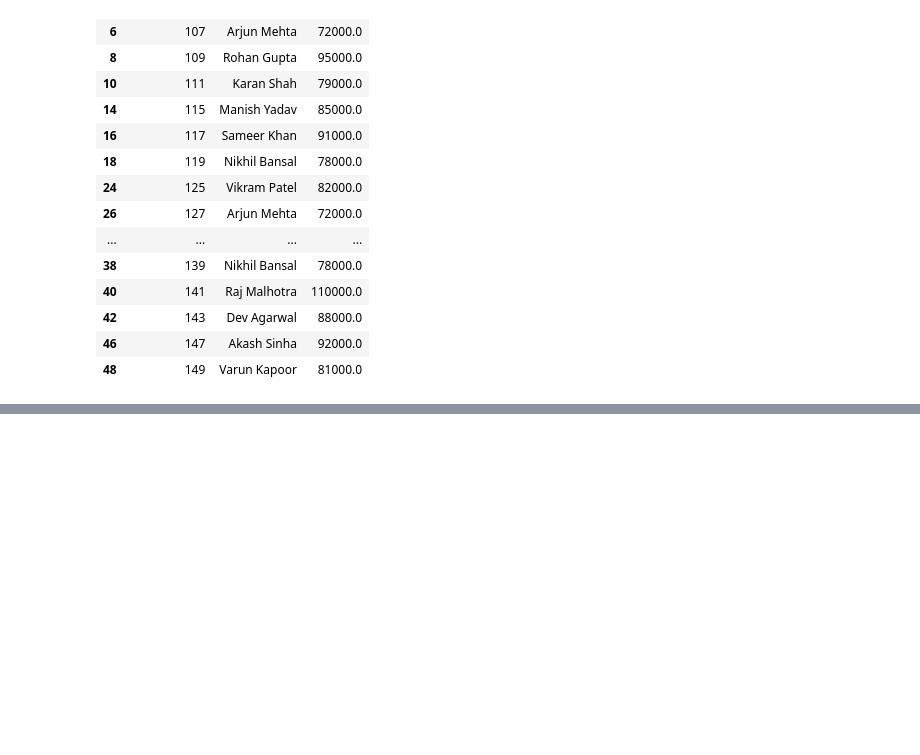
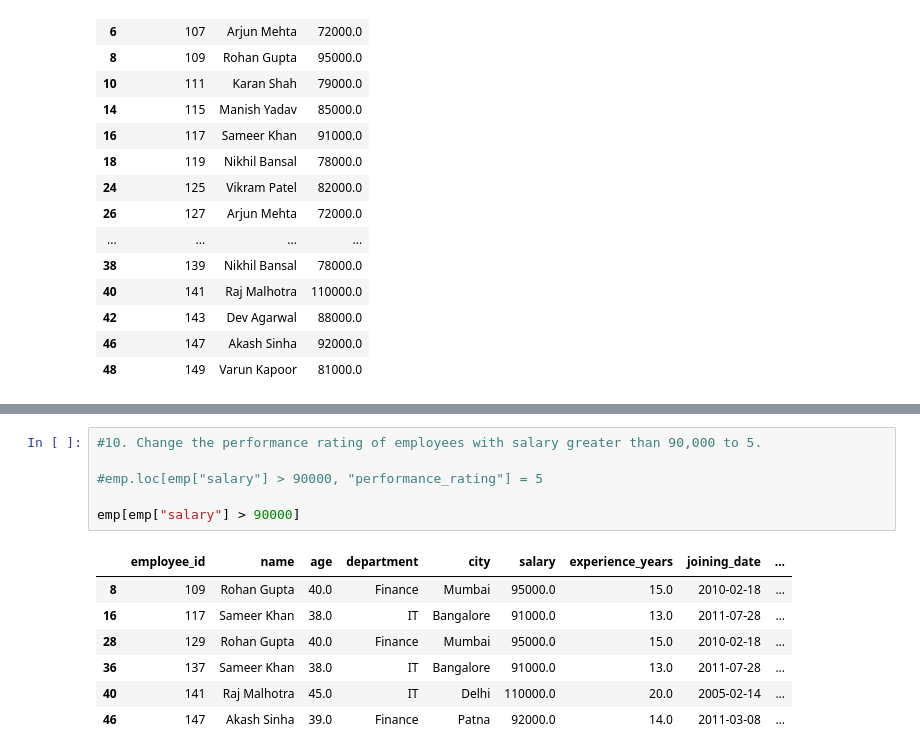
Before and after one commit to Vasista-G/GoogleCollab_Python, a Jupyter notebook: Pandaslearn.ipynb, the cells around one changed output, grey strips where cells are left out. Cells and saved outputs as stored; diff of their text form; blank space fills up the shorter version.

```diff
--- a/Pandaslearn.ipynb
+++ b/Pandaslearn.ipynb
@@ -118,0 +141,14 @@ emp[emp["salary"].between(60000, 80000)]
+# %%
+#10. Change the performance rating of employees with salary greater than 90,000 to 5.
+
+#emp.loc[emp["salary"] > 90000, "performance_rating"] = 5
+
+emp[emp["salary"] > 90000]
+# %% [output]
+|  | employee_id | name | age | department | city | salary | experience_years | joining_date | ... |
+| 8 | 109 | Rohan Gupta | 40.0 | Finance | Mumbai | 95000.0 | 15.0 | 2010-02-18 | ... |
+| 16 | 117 | Sameer Khan | 38.0 | IT | Bangalore | 91000.0 | 13.0 | 2011-07-28 | ... |
+| 28 | 129 | Rohan Gupta | 40.0 | Finance | Mumbai | 95000.0 | 15.0 | 2010-02-18 | ... |
+| 36 | 137 | Sameer Khan | 38.0 | IT | Bangalore | 91000.0 | 13.0 | 2011-07-28 | ... |
+| 40 | 141 | Raj Malhotra | 45.0 | IT | Delhi | 110000.0 | 20.0 | 2005-02-14 | ... |
+| 46 | 147 | Akash Sinha | 39.0 | Finance | Patna | 92000.0 | 14.0 | 2011-03-08 | ... |
```
Also changed, not shown: parts of 6 cells of this notebook.
